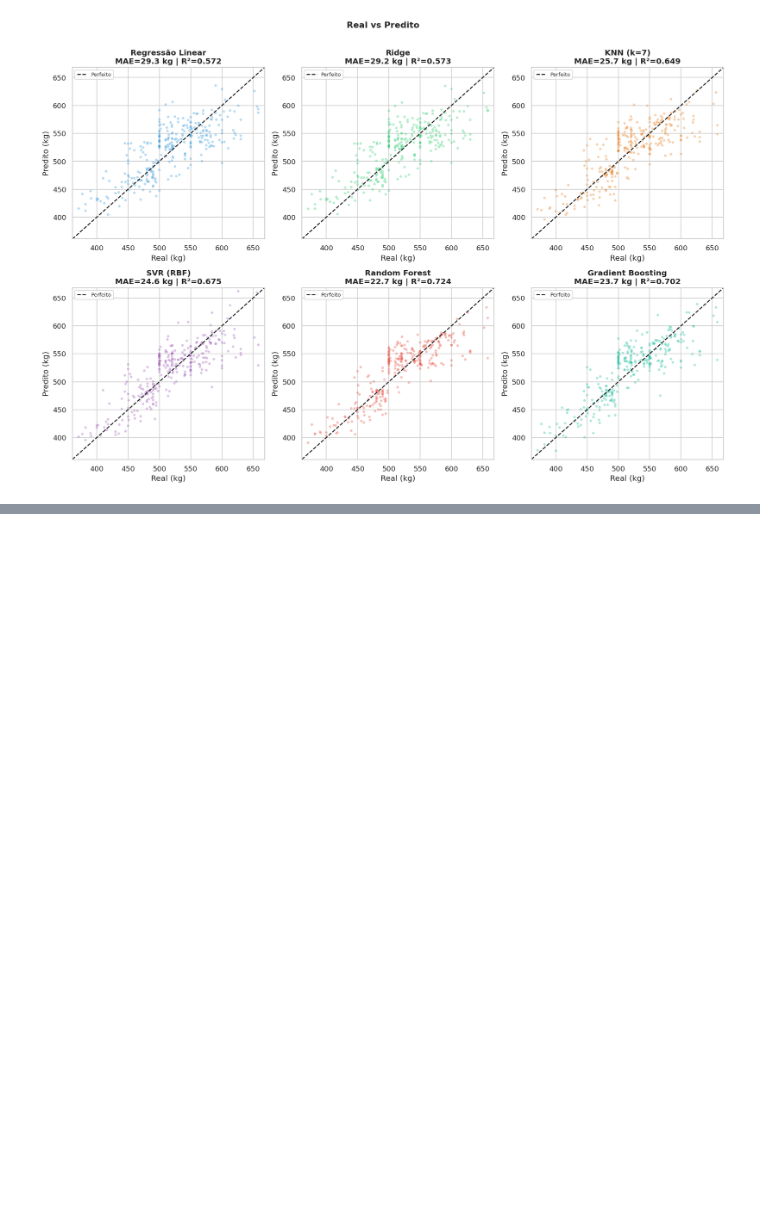
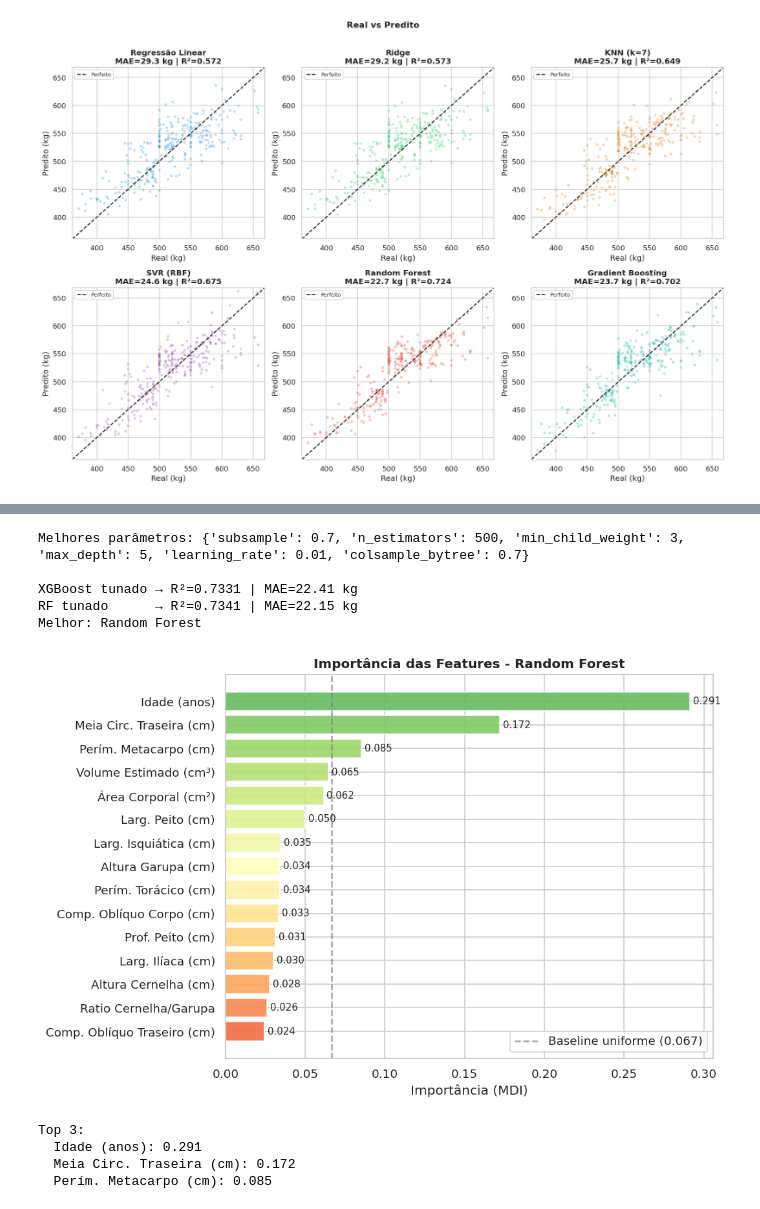
Before and after one commit to jota6k/projeto_peso_bovinos, a Jupyter notebook: notebook_peso_bovinos.ipynb, the cells around one changed output, grey strips where cells are left out. Cells and saved outputs as stored; diff of their text form; code cells hidden in the pictures; blank space fills up the shorter version.

Commit message:
feat: tuning RF e XGBoost com RandomizedSearchCV

```diff
--- a/notebook_peso_bovinos.ipynb
+++ b/notebook_peso_bovinos.ipynb
@@ -326,0 +371,62 @@ plt.show()
+# %%
+# XGBoost com RandomizedSearchCV
+xgb_params = {
+    'n_estimators':     [300, 500, 800],
+    'learning_rate':    [0.01, 0.03, 0.05],
+    'max_depth':        [3, 5, 7],
+    'subsample':        [0.7, 0.8, 0.9],
+    'colsample_bytree': [0.7, 0.8, 0.9],
+    'min_child_weight': [1, 3, 5],
+}
+
+xgb_search = RandomizedSearchCV(
+    XGBRegressor(random_state=SEED),
+    xgb_params, n_iter=30, cv=5, scoring='r2',
+    random_state=SEED, n_jobs=-1, verbose=0
+)
+xgb_search.fit(X_train_sc, y_train)
+
+xgb_tunado = xgb_search.best_estimator_
+pred_xgb_t = xgb_tunado.predict(X_test_sc)
+
+mae_xgb_t = mean_absolute_error(y_test, pred_xgb_t)
+r2_xgb_t  = r2_score(y_test, pred_xgb_t)
+
+print(f'Melhores parâmetros: {xgb_search.best_params_}')
+print()
+print(f'XGBoost tunado → R²={r2_xgb_t:.4f} | MAE={mae_xgb_t:.2f} kg')
+print(f'RF tunado      → R²={r2_rf:.4f} | MAE={mae_rf:.2f} kg')
+print(f'Melhor: {"XGBoost" if r2_xgb_t > r2_rf else "Random Forest"}')
+# %% [output]
+Melhores parâmetros: {'subsample': 0.7, 'n_estimators': 500, 'min_child_weight': 3, 'max_depth': 5, 'learning_rate': 0.01, 'colsample_bytree': 0.7}
+
+XGBoost tunado → R²=0.7331 | MAE=22.41 kg
+RF tunado      → R²=0.7341 | MAE=22.15 kg
+Melhor: Random Forest
+# %%
+# Importância das features
+importancias = pd.Series(rf.feature_importances_, index=FEATURES).sort_values(ascending=True)
+
+fig, ax = plt.subplots(figsize=(9, 6))
+cores_imp = plt.cm.RdYlGn(np.linspace(0.2, 0.8, len(importancias)))
+bars = ax.barh([NOMES_PT.get(f, f) for f in importancias.index],
+               importancias.values, color=cores_imp, edgecolor='white', alpha=0.9)
+for bar, v in zip(bars, importancias.values):
+    ax.text(v + 0.002, bar.get_y() + bar.get_height()/2, f'{v:.3f}', va='center', fontsize=9)
+ax.axvline(1/len(FEATURES), color='gray', linestyle='--', alpha=0.7,
+           label=f'Baseline uniforme ({1/len(FEATURES):.3f})')
+ax.set_title('Importância das Features - Random Forest', fontweight='bold')
+ax.set_xlabel('Importância (MDI)')
+ax.legend()
+plt.tight_layout()
+plt.show()
+
+print('Top 3:')
+for f, v in importancias.sort_values(ascending=False).head(3).items():
+    print(f'  {NOMES_PT.get(f, f)}: {v:.3f}')
+# %% [output]
+[figure, added]
+Top 3:
+  Idade (anos): 0.291
+  Meia Circ. Traseira (cm): 0.172
+  Perím. Metacarpo (cm): 0.085
```
Also changed, not shown: parts of 3 cells of this notebook.
